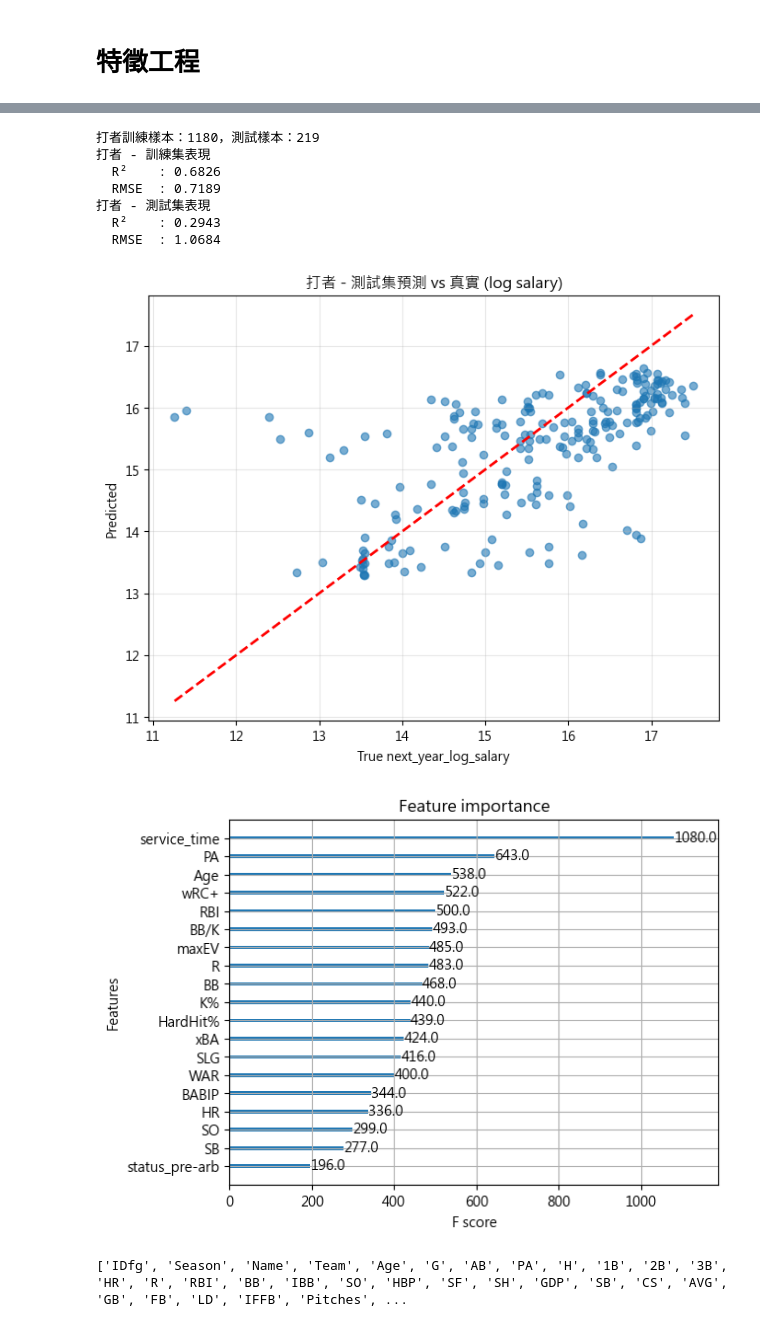
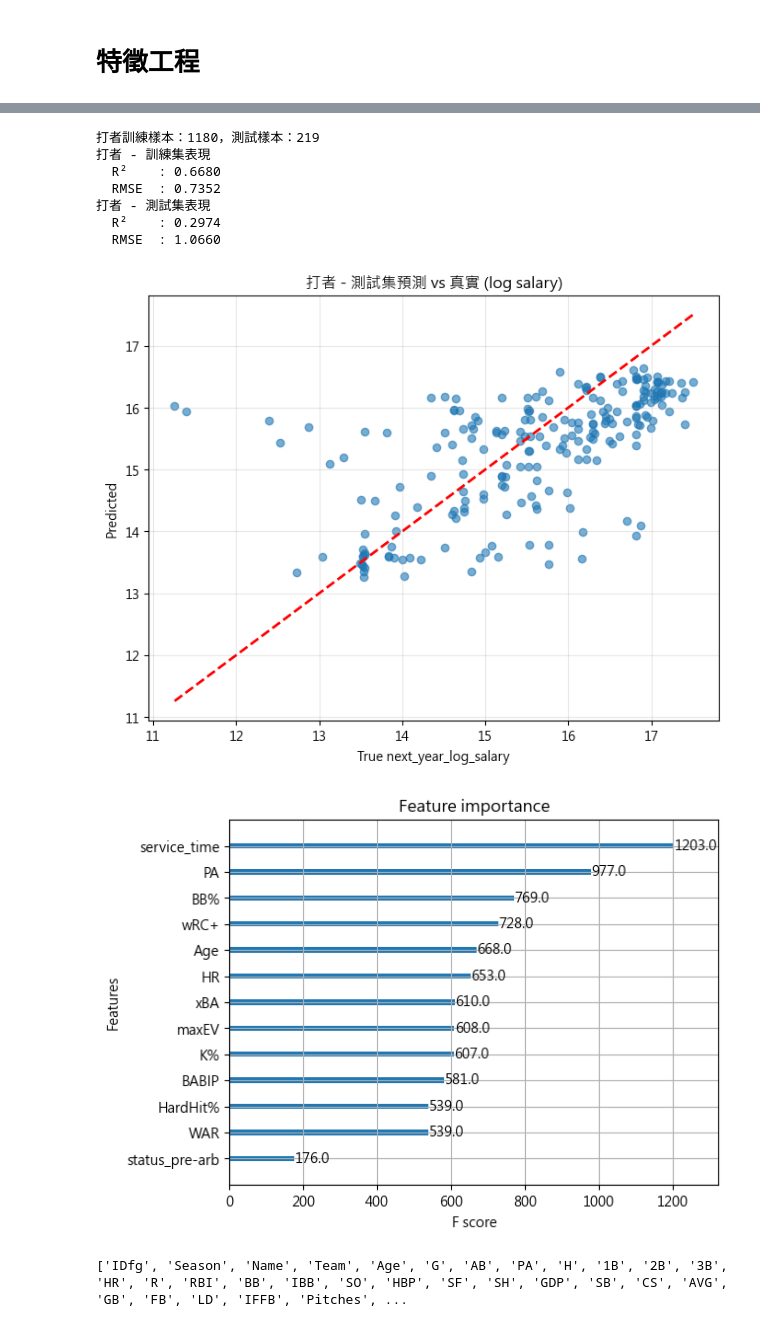
Before and after one commit to joshninjatw/mlb-salary-prediction, a Jupyter notebook: Untitled.ipynb, the cells around one changed output, grey strips where cells are left out. Drawn from its saved outputs; the diff is of its cells as text; code cells hidden in the pictures.

```diff
--- a/Untitled.ipynb
+++ b/Untitled.ipynb
@@ -430,17 +461,22 @@ def plot_predictions(y_true, y_pred, title=""):
     plt.grid(True, alpha=0.3)
     plt.show()
 
-# 打者最終特徵
+# 打者最終特徵 (19)
+# b_final = [
+#     'service_time', 'wRC+', 'Age', 'status_pre-arb', 'PA', 'WAR',
+#     'RBI', 'R', 'BABIP', 'SB', 'SO', 'K%', 'BB', 'BB/K',
+#     'HR', 'xBA', 'maxEV', 'HardHit%', 'SLG'
+# ]
+
+# 加入 lag_1_log_salary
+# b_final.append('lag_1_log_salary')
+
+# 精簡版 (13)
 b_final = [
     'service_time', 'wRC+', 'Age', 'status_pre-arb', 'PA', 'WAR',
-    'RBI', 'R', 'BABIP', 'SB', 'SO', 'K%', 'BB', 'BB/K',
-    'HR', 'xBA', 'maxEV', 'HardHit%', 'SLG'
+    'BABIP', 'K%', 'BB%',
+    'HR', 'xBA', 'maxEV', 'HardHit%'
 ]
-
-# 加入 lag_1_log_salary
-
-# b_final.append('lag_1_log_salary')
-
 
 
 
@@ -519,39 +555,39 @@ xgb_batter = XGBRegressor(
 
 
 
 
 
 
 xgb_batter.fit(
     X_train_b, y_train_b,
     verbose=False
 )
 
 
 # 預測與評估
 y_pred_train_b = xgb_batter.predict(X_train_b)
 y_pred_test_b  = xgb_batter.predict(X_test_b)
 
 evaluate_model(y_train_b, y_pred_train_b, "打者 - 訓練集表現")
 evaluate_model(y_test_b,  y_pred_test_b,  "打者 - 測試集表現")
 
 # 畫圖
 plot_predictions(y_test_b, y_pred_test_b, "打者 - 測試集預測 vs 真實 (log salary)")
 
 # 特徵重要度（XGBoost 版本）
 from xgboost import plot_importance
 plot_importance(xgb_batter, max_num_features=20)
 plt.show()
 # %% [output]
 打者訓練樣本：1180，測試樣本：219
 打者 - 訓練集表現
-  R²    : 0.6826
-  RMSE  : 0.7189
+  R²    : 0.6680
+  RMSE  : 0.7352
 打者 - 測試集表現
-  R²    : 0.2943
-  RMSE  : 1.0684
+  R²    : 0.2974
+  RMSE  : 1.0660
-[figure, old version]
+[figure, new version]
-[figure, old version]
+[figure, new version]
 # %%
 # %% [output]
 ['IDfg', 'Season', 'Name', 'Team', 'Age', 'G', 'AB', 'PA', 'H', '1B', '2B', '3B', 'HR', 'R', 'RBI', 'BB', 'IBB', 'SO', 'HBP', 'SF', 'SH', 'GDP', 'SB', 'CS', 'AVG', 'GB', 'FB', 'LD', 'IFFB', 'Pitches', ...
```
Also changed, not shown: parts of 2 cells of this notebook.
